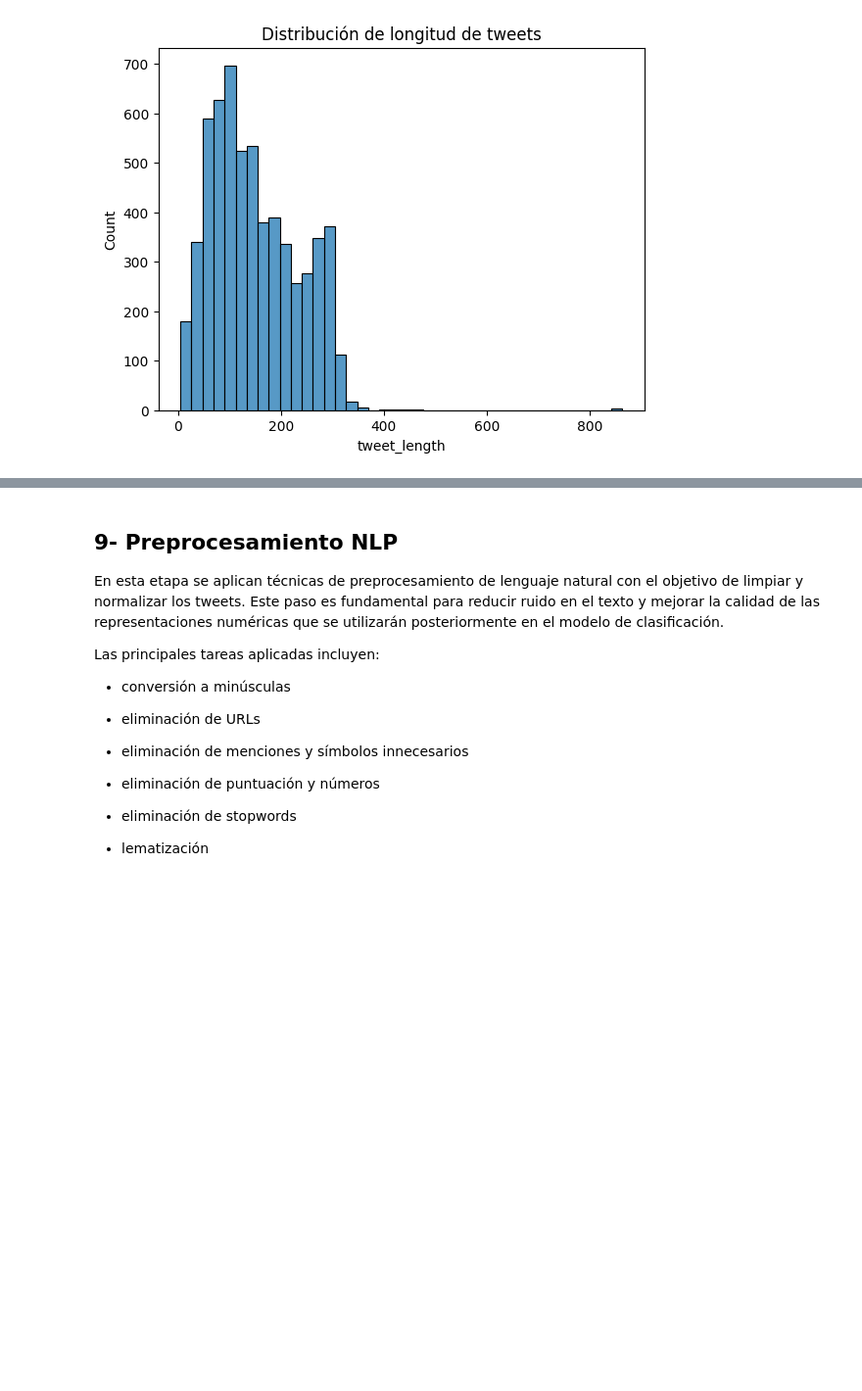
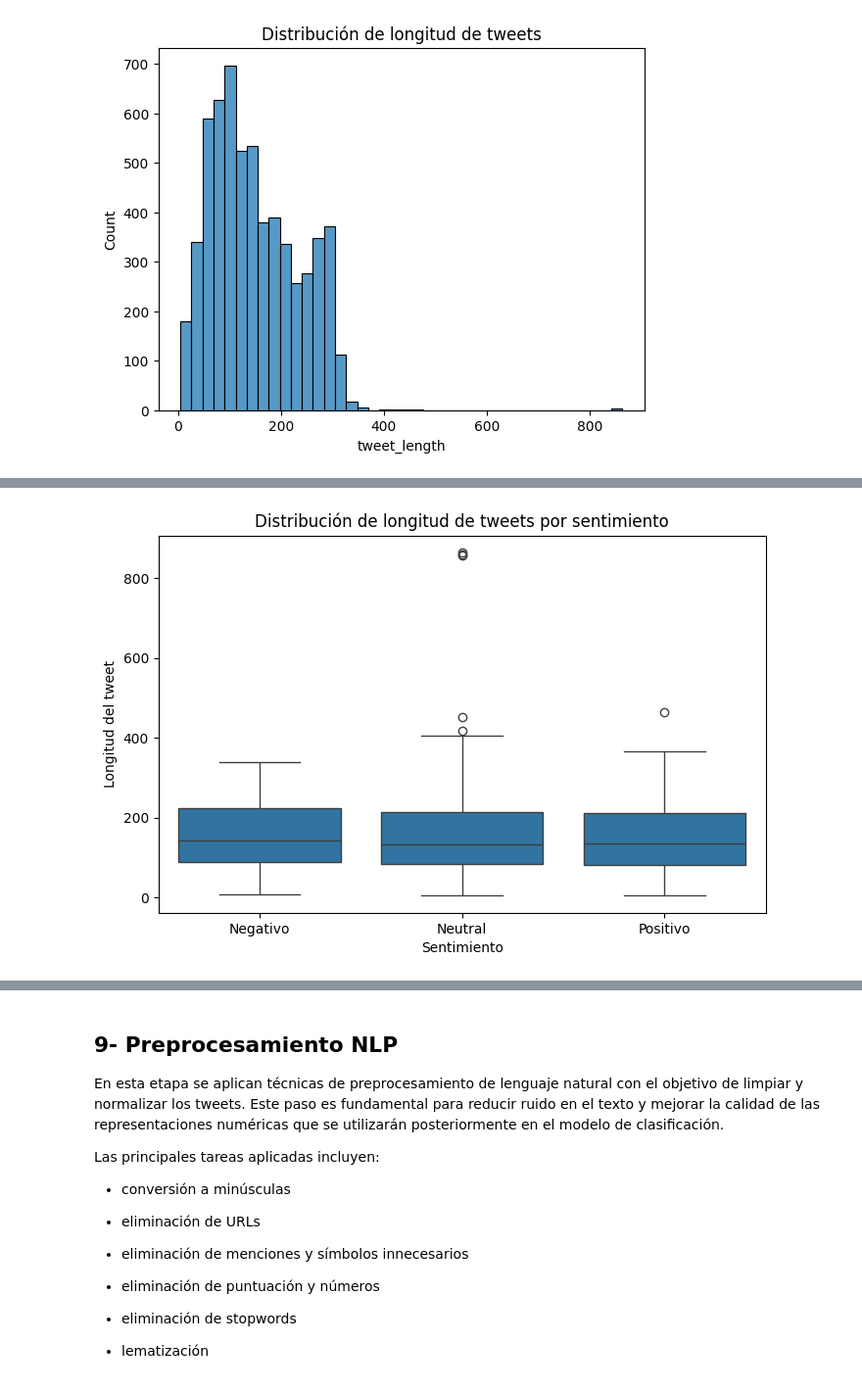
Before and after one commit to Jormao2025/Data_Science_1, a Jupyter notebook: Proyecto_Final_Data_Science_III_Análisis_Sentimiento_en_Tweets_sobre_Vacunas_contra_COVID_19.ipynb, the cells around one changed output, grey strips where cells are left out. Shown at 98% size. Saved outputs shown, nothing was run; the diff lists cells and outputs as text; code cells hidden in the pictures; blank space fills up the shorter version.

```diff
--- a/Proyecto_Final_Data_Science_III_Análisis_Sentimiento_en_Tweets_sobre_Vacunas_contra_COVID_19.ipynb
+++ b/Proyecto_Final_Data_Science_III_Análisis_Sentimiento_en_Tweets_sobre_Vacunas_contra_COVID_19.ipynb
@@ -162,0 +284,16 @@ plt.show()
+# %%
+plt.figure(figsize=(8,5))
+
+sns.boxplot(
+    data=df,
+    x='sentiment',
+    y='tweet_length',
+    order=['Negativo','Neutral','Positivo']
+)
+
+plt.title("Distribución de longitud de tweets por sentimiento")
+plt.xlabel("Sentimiento")
+plt.ylabel("Longitud del tweet")
+plt.show()
+# %% [output]
+[figure, added]
```
Also changed, not shown: parts of 14 cells of this notebook.
